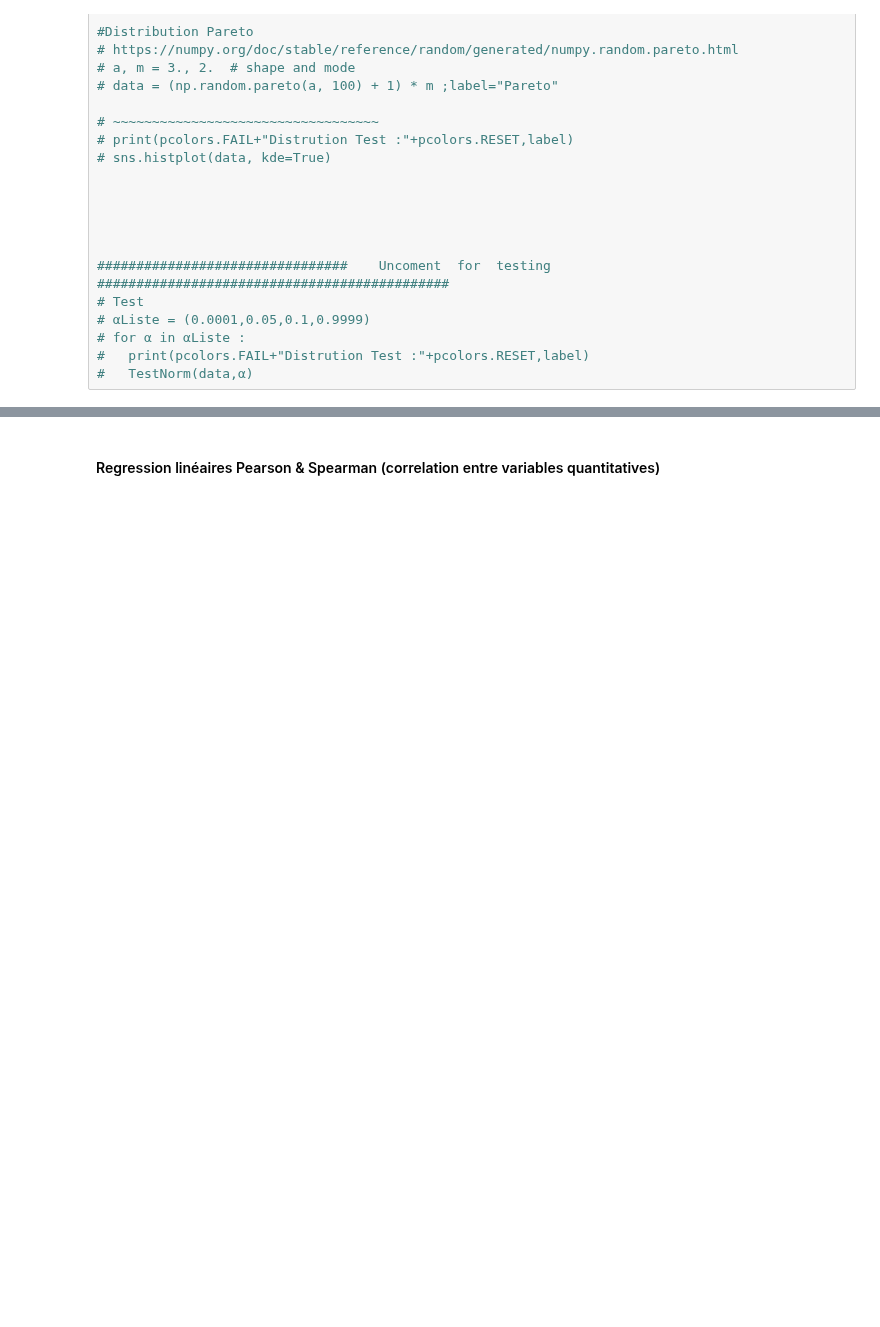
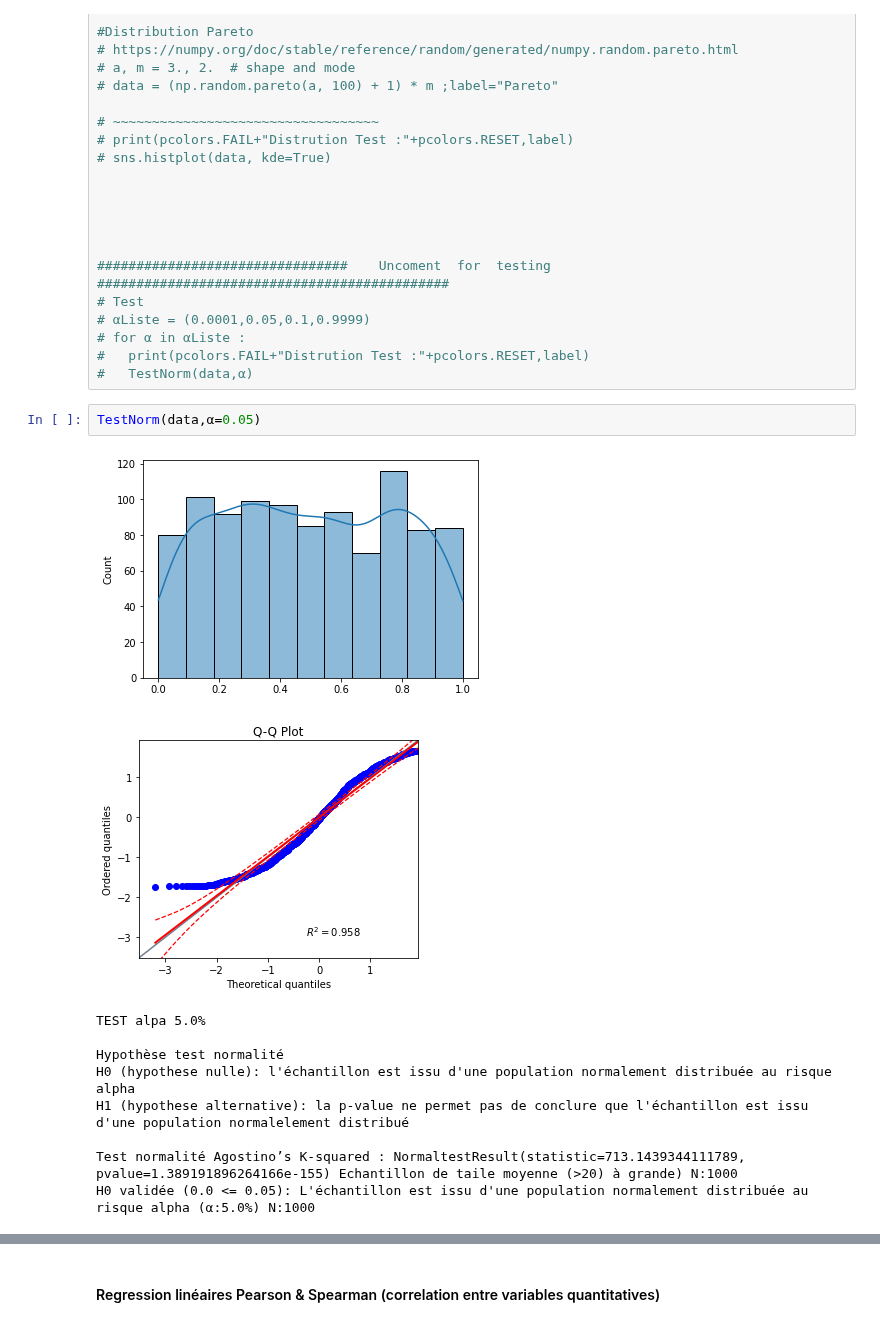
Before and after one commit to vincent-arese/Mylib, a Jupyter notebook: Mylib_VA.ipynb, the cells around one changed output, grey strips where cells are left out. Drawn from its saved outputs; the diff is of its cells as text; blank space fills up the shorter version.

```diff
--- a/Mylib_VA.ipynb
+++ b/Mylib_VA.ipynb
@@ -1556,3 +1534,16 @@ data =np.random.random(1000) ;label="Radom  int"
 # for α in αListe :
 #   print(pcolors.FAIL+"Distrution Test :"+pcolors.RESET,label)
 #   TestNorm(data,α)
+# %%
+TestNorm(data,α=0.05)
+# %% [output]
+[figure, added]
+[figure, added]
+TEST alpa 5.0%
+
+Hypothèse test normalité
+H0 (hypothese nulle): l'échantillon est issu d'une population normalement distribuée au risque alpha
+H1 (hypothese alternative): la p-value ne permet pas de conclure que l'échantillon est issu d'une population normalelement distribué
+
+Test normalité Agostino’s K-squared : NormaltestResult(statistic=713.1439344111789, pvalue=1.389191896264166e-155) Echantillon de taile moyenne (>20) à grande) N:1000
+H0 validée (0.0 <= 0.05): L'échantillon est issu d'une population normalement distribuée au risque alpha (α:5.0%) N:1000
```
Also changed, not shown: parts of 43 cells of this notebook.
